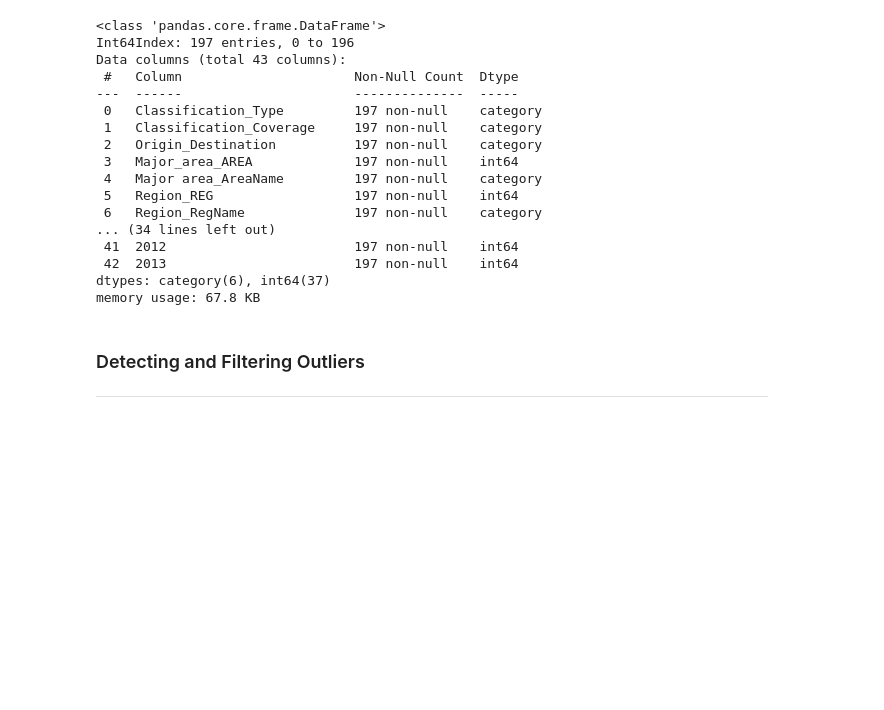
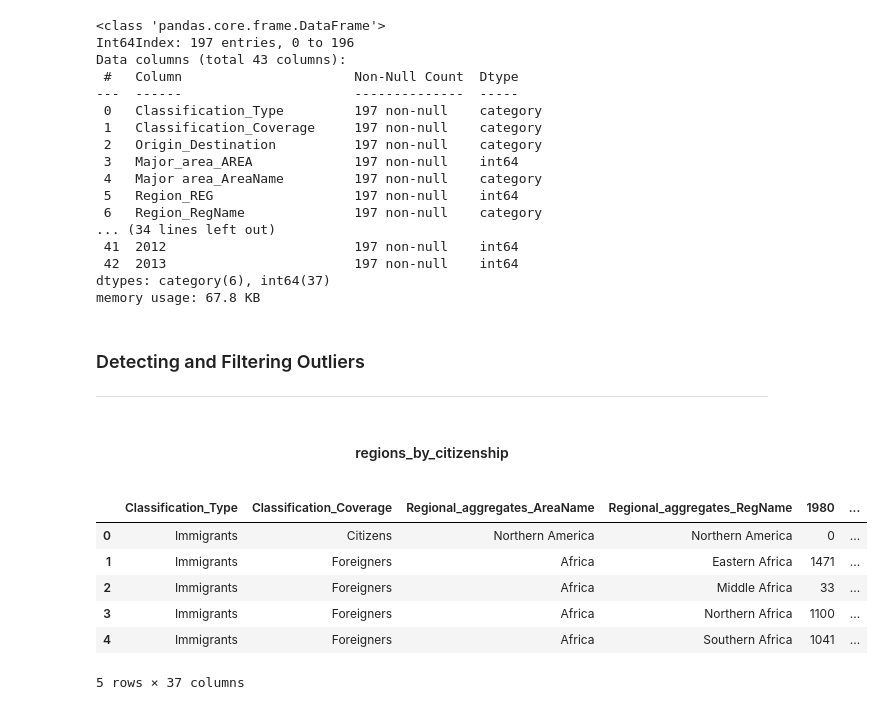
Before and after one commit to rttrif/TrifonovRS.Data_Analysiss_Portfolio.github.io, a Jupyter notebook: 1. Data Wrangling/Project 1 - Immigration of Canada/Project 1 - Immigration of Canada.ipynb, the cells around one changed output. Saved outputs shown, nothing was run; the diff lists cells and outputs as text; code cells hidden in the pictures; blank space fills up the shorter version.

```diff
--- a/1. Data Wrangling/Project 1 - Immigration of Canada/Project 1 - Immigration of Canada.ipynb
+++ b/1. Data Wrangling/Project 1 - Immigration of Canada/Project 1 - Immigration of Canada.ipynb
@@ -941,0 +955,14 @@ memory usage: 67.8 KB
+# %% [markdown]
+ <center>
+
+#### regions_by_citizenship
+# %%
+regions_by_citizenship.head()
+# %% [output]
+|  | Classification_Type | Classification_Coverage | Regional_aggregates_AreaName | Regional_aggregates_RegName | 1980 | ... |
+| 0 | Immigrants | Citizens | Northern America | Northern America | 0 | ... |
+| 1 | Immigrants | Foreigners | Africa | Eastern Africa | 1471 | ... |
+| 2 | Immigrants | Foreigners | Africa | Middle Africa | 33 | ... |
+| 3 | Immigrants | Foreigners | Africa | Northern Africa | 1100 | ... |
+| 4 | Immigrants | Foreigners | Africa | Southern Africa | 1041 | ... |
+5 rows × 37 columns
```
Also changed, not shown: parts of 10 cells of this notebook.
